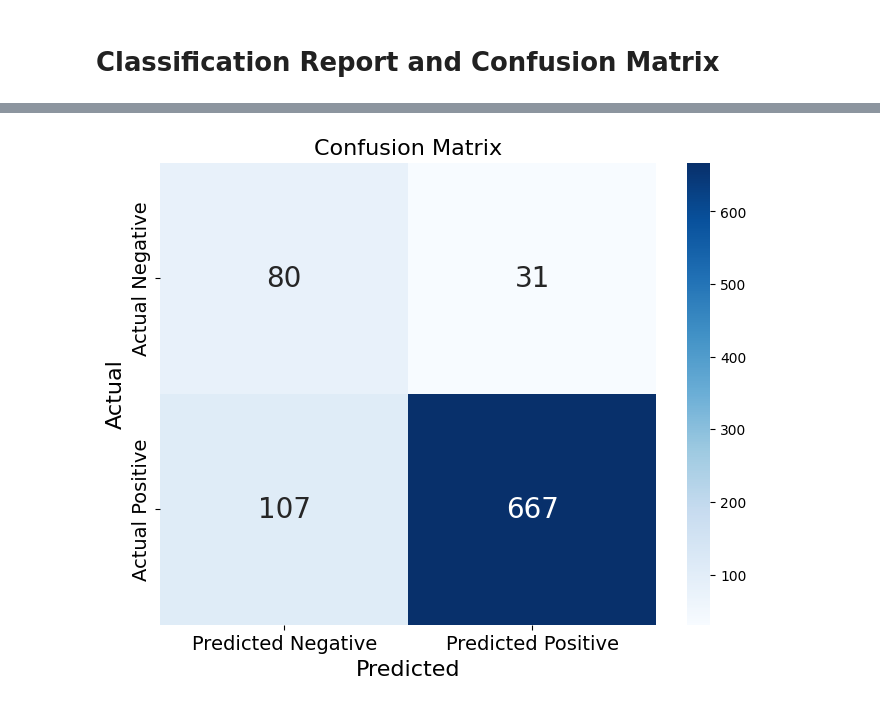
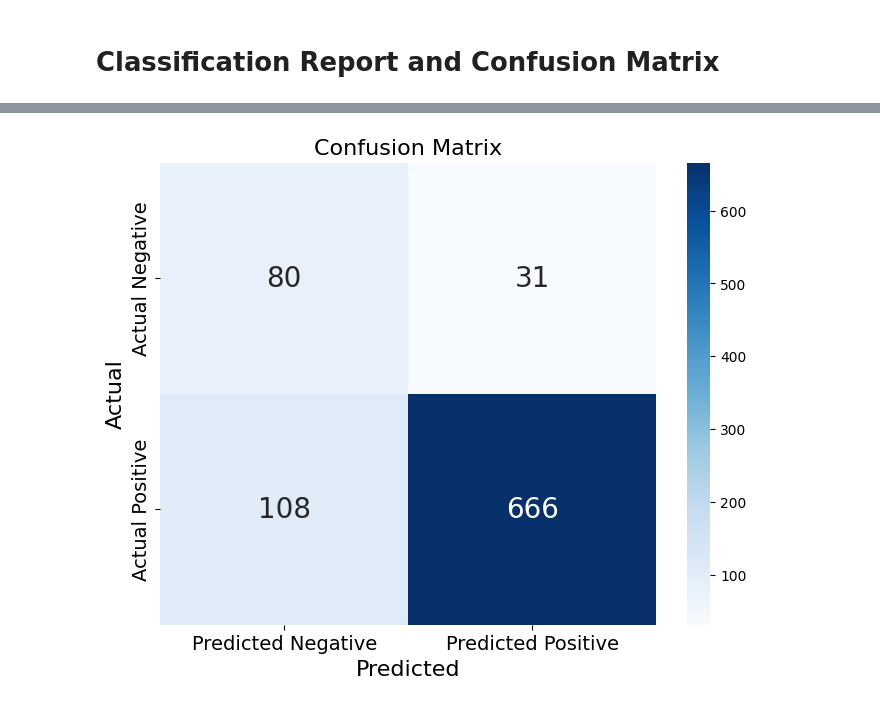
Before and after one commit to hristijanpeshov/SHAP-Explainable-Lexicon-Model, a Jupyter notebook: notebooks/RoBERTa notebooks/classification_report_and_confusion_matrix.ipynb, the cells around one changed output, grey strips where cells are left out. Cells and saved outputs as stored; diff of their text form; code cells hidden in the pictures.

```diff
--- a/notebooks/RoBERTa notebooks/classification_report_and_confusion_matrix.ipynb
+++ b/notebooks/RoBERTa notebooks/classification_report_and_confusion_matrix.ipynb
@@ -123,29 +123,29 @@ Confusion Matrix:
 # %%
 import matplotlib.pyplot as plt
 import seaborn as sns
 
 # Define TP, TN, FP, FN for the XLex + LM combination
 TN = 80
-TP = 667
+TP = 666
 FP = 31
-FN = 107
+FN = 108
 
 # Set labels for the matrix
 labels = ['True Negative', 'False Positive', 'False Negative', 'True Positive']
 
 # Create a confusion matrix
 confusion_matrix = [TN, FP, FN, TP]
 confusion_matrix = [confusion_matrix[i:i + 2] for i in range(0, len(confusion_matrix), 2)]
 
 # Create a heatmap of the confusion matrix
 plt.figure(figsize=(8, 6))
 sns.heatmap(confusion_matrix, annot=True, fmt='d', cmap='Blues', xticklabels=['Predicted Negative', 'Predicted Positive'], yticklabels=['Actual Negative', 'Actual Positive'], annot_kws={"size": 20})
 
 plt.xticks(fontsize=14)
 plt.yticks(fontsize=14)
 plt.xlabel('Predicted', fontsize=16)
 plt.ylabel('Actual', fontsize=16)
 plt.title('Confusion Matrix', fontsize=16)
 plt.show()
 # %% [output]
-[figure, old version]
+[figure, new version]
```
Also changed, not shown: parts of 1 cell of this notebook.
